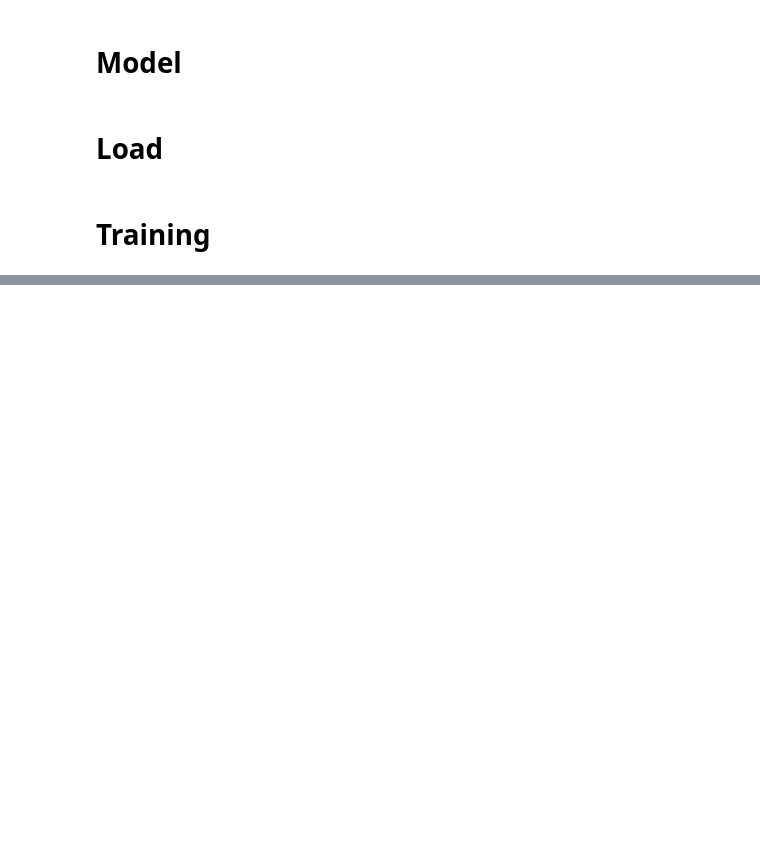
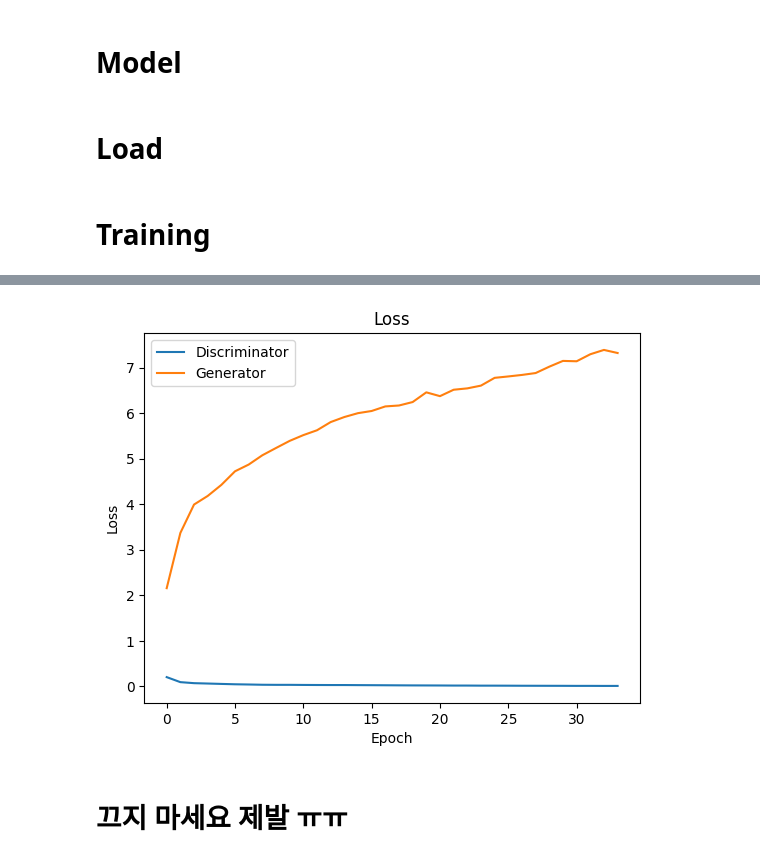
Before and after one commit to Alchwalch/Deep-Learning-Study, a Jupyter notebook: GAN/GAN.ipynb, the cells around one changed output, grey strips where cells are left out. Cells and saved outputs as stored; diff of their text form; code cells hidden in the pictures; blank space fills up the shorter version.

```diff
--- a/GAN/GAN.ipynb
+++ b/GAN/GAN.ipynb
@@ -113,7 +117,7 @@ criterion=nn.BCELoss()
 # %% [markdown]
 # Load
 # %%
-path=f'/content/drive/MyDrive/DeepLerning (military)/Deep-Learning-Study/GAN/z_GAN1.pth'
+path=f'/content/drive/MyDrive/DeepLerning (military)/Deep-Learning-Study/GAN'
 # %%
 def load_model(
     path,
@@ -144,9 +147,17 @@ def load_model(
 # %%
 from torch.utils.tensorboard import SummaryWriter
 
-writerfake=SummaryWriter(f"logs/fake")
-writerreal=SummaryWriter(f"logs/real")
+writerfake=SummaryWriter(f'{path}/logs/fake')
+writerreal=SummaryWriter(f'{path}/logs/real')
 # %%
 lossD_sum=0.0
 lossG_sum=0.0
 iter_sum=0
+# %%
+disc_loss_list,gen_loss_list,start_epoch=load_model(
+    f'{path}/GAN1.pth',
+    disc, gen,
+    opt_disc, opt_gen,
+    disc_loss_list, gen_loss_list,
+    device
+)
@@ -153,6 +174,6 @@ iter_sum=0
 # %%
-for epoch in tqdm(range(epochs), desc="Epoch"):
-  for batch_idx, (real,_) in tqdm(enumerate(loader), desc="Iteration", leave=False):
+for epoch in tqdm(range(start_epoch,epochs),initial=start_epoch,total=epochs, desc="Epoch"):
+  for batch_idx, (real,_) in tqdm(enumerate(loader), desc="Iteration", total=len(loader), leave=False):
     real=real.view(-1,28*28).to(device)
     batch_size=real.shape[0]
 
@@ -160,20 +181,20 @@ for epoch in tqdm(range(epochs), desc="Epoch"):
     fake=gen(noise)
 
     disc_real=disc(real).view(-1)
-    disc_fake=disc(fake.detach).view(-1)
+    disc_fake=disc(fake.detach()).view(-1)
 
     lossD_real=criterion(disc_real,torch.ones_like(disc_real))
     lossD_fake=criterion(disc_fake,torch.zeros_like(disc_real))
     lossD=(lossD_real+lossD_fake)/2
     lossD_sum+=lossD.item()
-    disc.zero_grad()
-    lossD.backward(retrain_graph=True)
+    opt_disc.zero_grad()
+    lossD.backward()
     opt_disc.step()
 
     output=disc(fake).view(-1)
     lossG=criterion(output,torch.ones_like(output))
     lossG_sum+=lossG.item()
-    gen.zero_grad()
+    opt_gen.zero_grad()
     lossG.backward()
     opt_gen.step()
 
@@ -200,3 +221,13 @@ for epoch in tqdm(range(epochs), desc="Epoch"):
 
     writerfake.add_image("Fake",img_grid_fake,global_step=epoch)
     writerreal.add_image("Real",img_grid_real,global_step=epoch)
+
+  torch.save({
+      'epoch':epoch,
+      'disc_state_dict':disc.state_dict(),
+      'gen_state_dict':gen.state_dict(),
+      'opt_disc_state_dict':opt_disc.state_dict(),
+      'opt_gen_state_dict':opt_gen.state_dict(),
+      'disc_loss_list':disc_loss_list,
+      'gen_loss_list':gen_loss_list
+  },f'{path}/GAN1.pth')
@@ -202,0 +248,12 @@ for epoch in tqdm(range(epochs), desc="Epoch"):
+# %%
+plt.plot(disc_loss_list, label='Discriminator')
+plt.plot(gen_loss_list, label='Generator')
+plt.title('Loss')
+plt.xlabel('Epoch')
+plt.ylabel('Loss')
+plt.legend()
+plt.show()
+# %% [output]
+[figure, added]
+# %% [markdown]
+# 끄지 마세요 제발 ㅠㅠ
```
Also changed, not shown: parts of 7 cells of this notebook, 4 other files.
